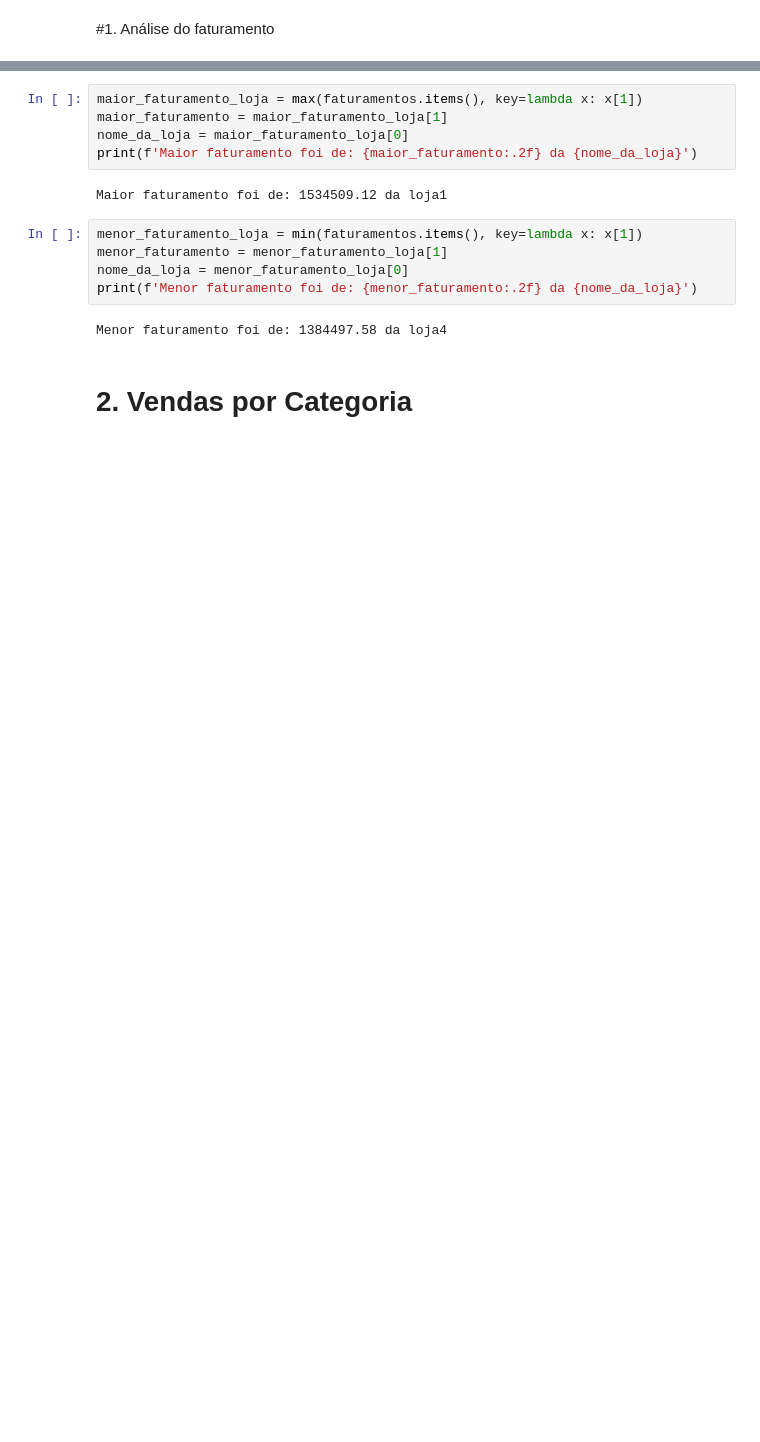
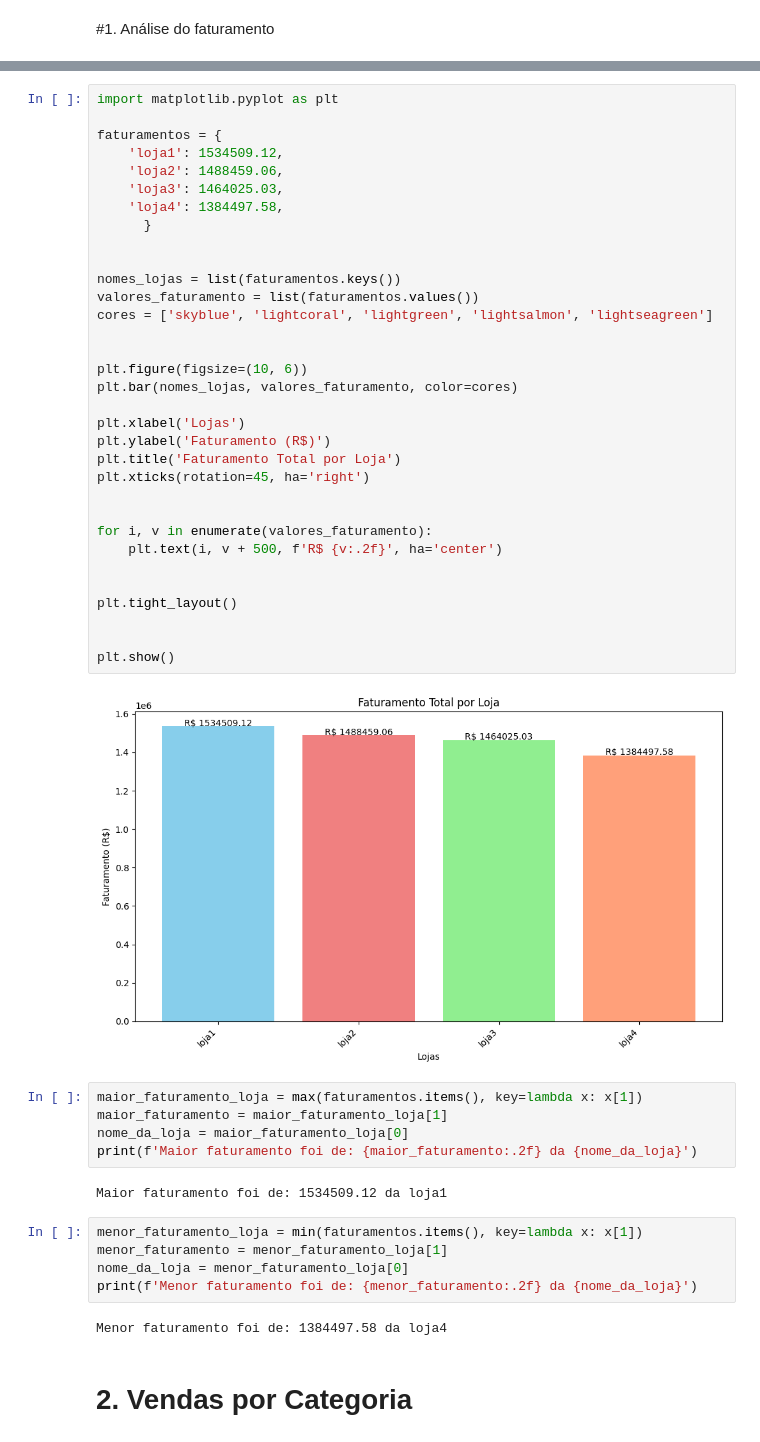
Before and after one commit to LipeSilva83/Alura_Store_BR, a Jupyter notebook: AluraStoreBr.ipynb, the cells around one changed output, grey strips where cells are left out. Cells and saved outputs as stored; diff of their text form; blank space fills up the shorter version.

```diff
--- a/AluraStoreBr.ipynb
+++ b/AluraStoreBr.ipynb
@@ -38,6 +40,41 @@ loja1: 1534509.12
 loja2: 1488459.06
 loja3: 1464025.03
 loja4: 1384497.58
+# %%
+import matplotlib.pyplot as plt
+
+faturamentos = {
+    'loja1': 1534509.12,
+    'loja2': 1488459.06,
+    'loja3': 1464025.03,
+    'loja4': 1384497.58,
+      }
+
+
+nomes_lojas = list(faturamentos.keys())
+valores_faturamento = list(faturamentos.values())
+cores = ['skyblue', 'lightcoral', 'lightgreen', 'lightsalmon', 'lightseagreen']
+
+
+plt.figure(figsize=(10, 6))
+plt.bar(nomes_lojas, valores_faturamento, color=cores)
+
+plt.xlabel('Lojas')
+plt.ylabel('Faturamento (R$)')
+plt.title('Faturamento Total por Loja')
+plt.xticks(rotation=45, ha='right')
+
+
+for i, v in enumerate(valores_faturamento):
+    plt.text(i, v + 500, f'R$ {v:.2f}', ha='center')
+
+
+plt.tight_layout()
+
+
+plt.show()
+# %% [output]
+[figure, added]
 # %%
 maior_faturamento_loja = max(faturamentos.items(), key=lambda x: x[1])
 maior_faturamento = maior_faturamento_loja[1]
```
Also changed, not shown: parts of 6 cells of this notebook.
